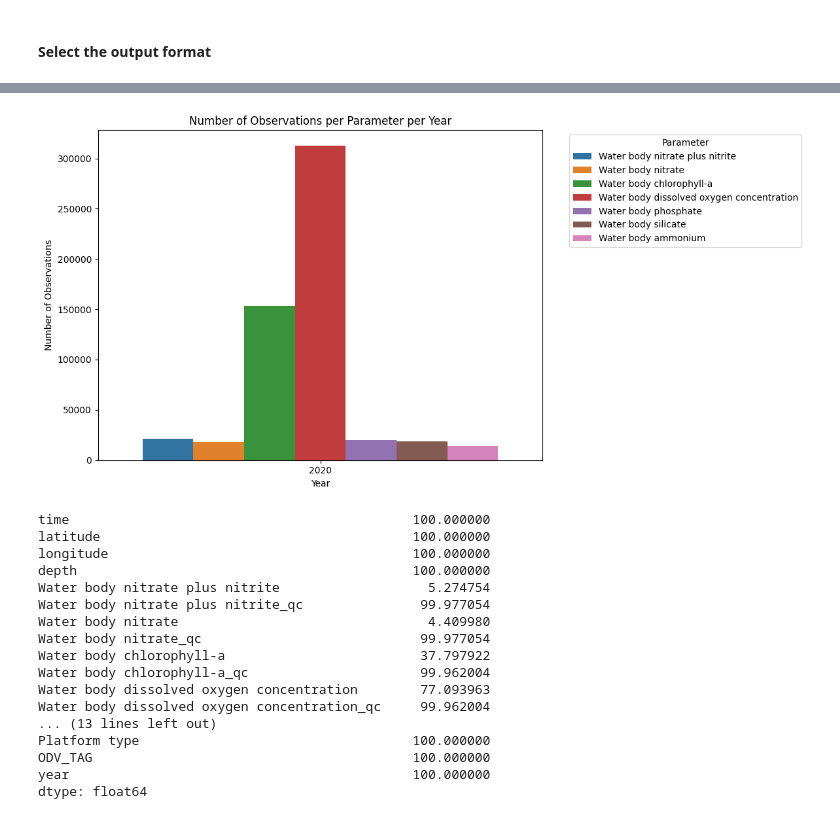
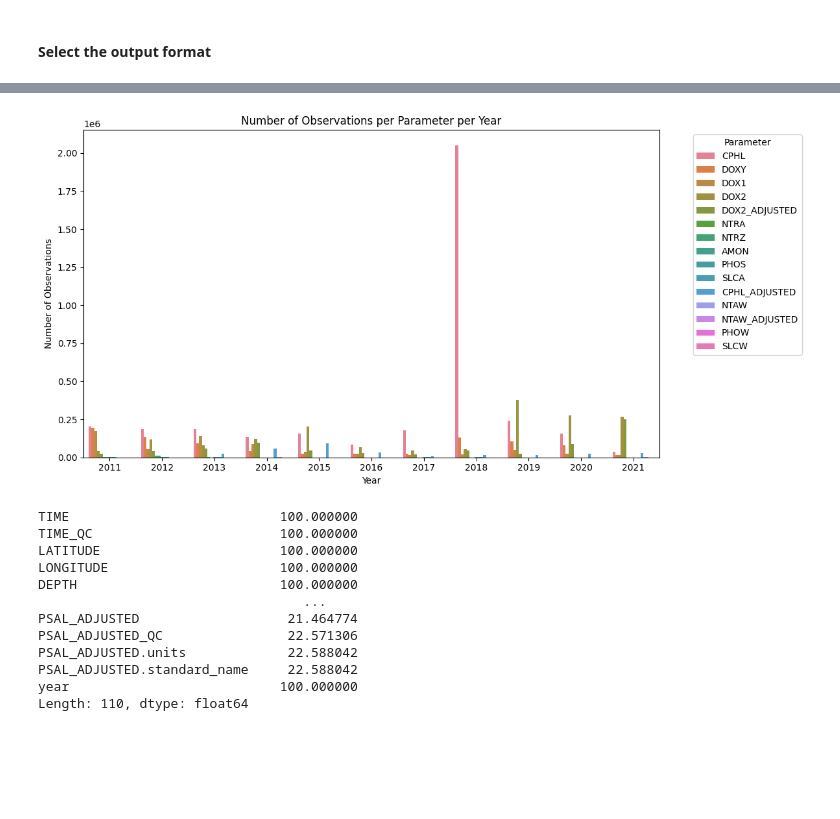
Before and after one commit to maris-development/beacon-blue-cloud, a Jupyter notebook: notebook-examples/1.5.4/monoliths/CMEMS.ipynb, the cells around one changed output, grey strips where cells are left out. Cells and saved outputs as stored; diff of their text form; code cells hidden in the pictures; blank space fills up the shorter version.

```diff
--- a/notebook-examples/1.5.4/monoliths/CMEMS.ipynb
+++ b/notebook-examples/1.5.4/monoliths/CMEMS.ipynb
@@ -171,54 +326,49 @@ Running query: {"output": {"format": {"odv": {"longitude_column": {"column_name"
 # %%
 # plot the amount of data available per parameter and per year
 import matplotlib.pyplot as plt
 import seaborn as sns
 import pandas as pd
-EMODNET_df['year'] = pd.DatetimeIndex(EMODNET_df['time']).year
-EMODNET_df_melted = EMODNET_df.melt(
+CMEMS_df['year'] = pd.DatetimeIndex(CMEMS_df['TIME']).year
+CMEMS_df_melted = CMEMS_df.melt(
     id_vars=['year'],
     value_vars=[
-        'Water body nitrate plus nitrite',
-        'Water body nitrate',
-        'Water body chlorophyll-a',
-        'Water body dissolved oxygen concentration',
-        'Water body phosphate',
-        'Water body silicate',
-        'Water body ammonium'
+        'CPHL', 'CPHL_ADJUSTED', 'CHLT',
+        'DOXY', 'DOX1', 'DOX1_ADJUSTED', 'DOX2', 'DOX2_ADJUSTED',
+        'NTRA', 'NTAW', 'NTAW_ADJUSTED',
+        'NTRZ',
+        'AMON',
+        'PHOS', 'PHOW',
+        'SLCA', 'SLCW',
     ],
     var_name='parameter',
     value_name='value'
 )
-EMODNET_df_melted = EMODNET_df_melted.dropna(subset=['value'])
+CMEMS_df_melted = CMEMS_df_melted.dropna(subset=['value'])
 plt.figure(figsize=(12, 6))
-sns.countplot(data=EMODNET_df_melted, x='year', hue='parameter')
+sns.countplot(data=CMEMS_df_melted, x='year', hue='parameter')
 plt.title('Number of Observations per Parameter per Year')
 plt.xlabel('Year')
 plt.ylabel('Number of Observations')
 plt.legend(title='Parameter', bbox_to_anchor=(1.05, 1), loc='upper left')
 plt.tight_layout()
 plt.show()
 # %% [output]
-[figure, old version]
+[figure, new version]
 # %%
 # availability percentage per parameter
-total_count = len(EMODNET_df)
-availability_percentage = (EMODNET_df.notnull().sum() / total_count) * 100
+total_count = len(CMEMS_df)
+availability_percentage = (CMEMS_df.notnull().sum() / total_count) * 100
 print(availability_percentage)
 # %% [output]
-time                                            100.000000
-latitude                                        100.000000
-longitude                                       100.000000
-depth                                           100.000000
-Water body nitrate plus nitrite                   5.274754
-Water body nitrate plus nitrite_qc               99.977054
-Water body nitrate                                4.409980
-Water body nitrate_qc                            99.977054
-Water body chlorophyll-a                         37.797922
-Water body chlorophyll-a_qc                      99.962004
-Water body dissolved oxygen concentration        77.093963
-Water body dissolved oxygen concentration_qc     99.962004
-... (13 lines left out)
-Platform type                                   100.000000
-ODV_TAG                                         100.000000
-year                                            100.000000
-dtype: float64
+TIME                           100.000000
+TIME_QC                        100.000000
+LATITUDE                       100.000000
+LONGITUDE                      100.000000
+DEPTH                          100.000000
+                                  ...
+PSAL_ADJUSTED                   21.464774
+PSAL_ADJUSTED_QC                22.571306
+PSAL_ADJUSTED.units             22.588042
+PSAL_ADJUSTED.standard_name     22.588042
+year                           100.000000
+Length: 110, dtype: float64
```
Also changed, not shown: parts of 10 cells of this notebook, 7 other files.
